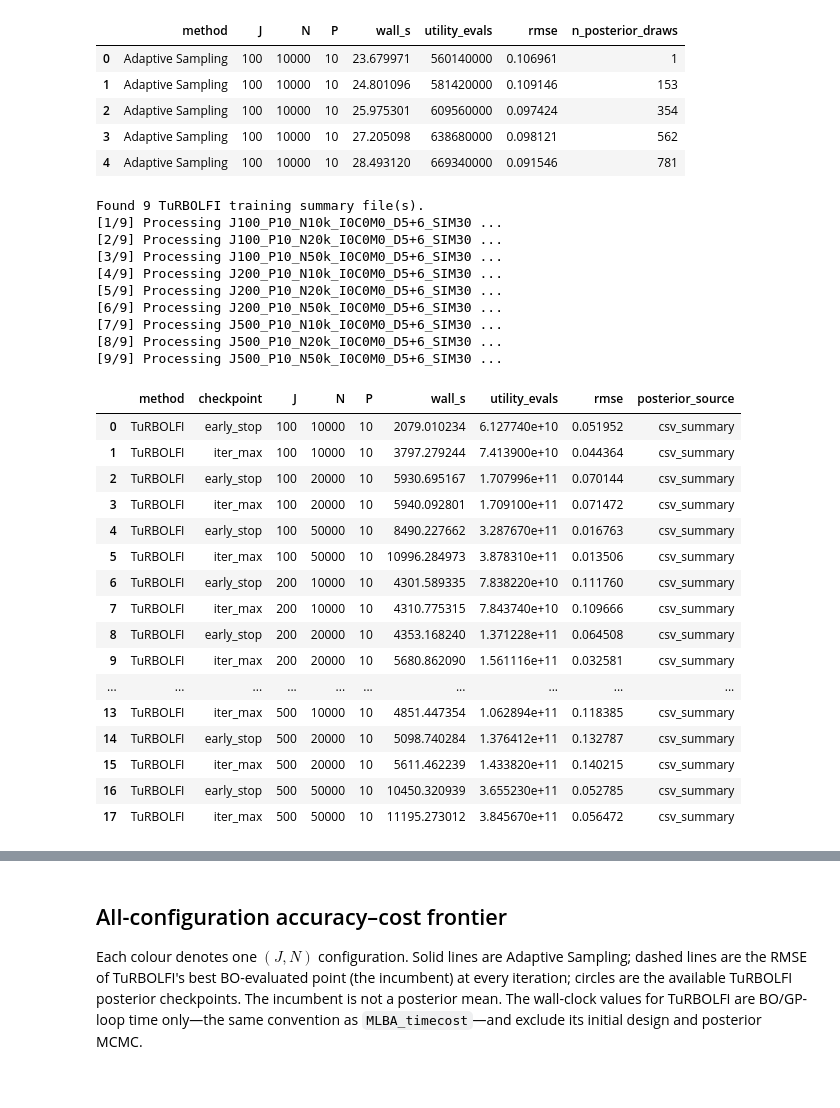
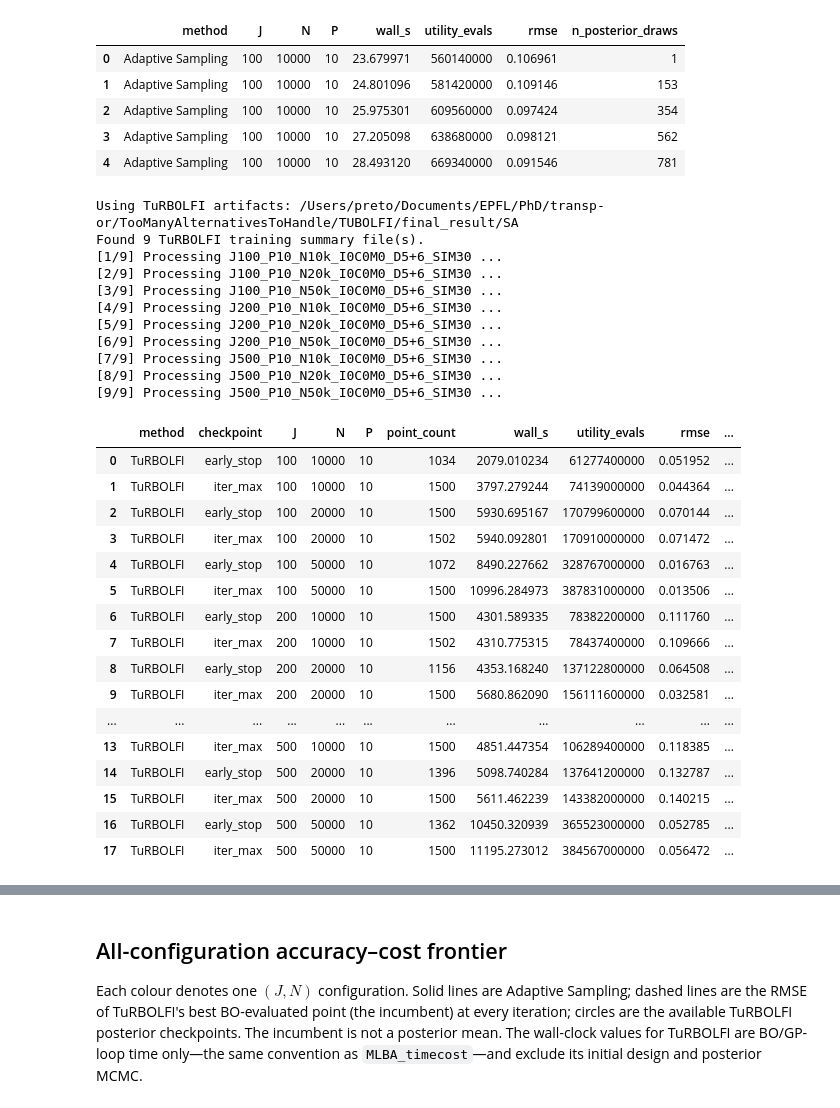
Before and after one commit to transp-or/TooManyAlternativesToHandle, a Jupyter notebook: results/fair_budget_adaptive_vs_turbolfi.ipynb, the cells around one changed output, grey strips where cells are left out. Cells and saved outputs as stored; diff of their text form; code cells hidden in the pictures.

```diff
--- a/results/fair_budget_adaptive_vs_turbolfi.ipynb
+++ b/results/fair_budget_adaptive_vs_turbolfi.ipynb
@@ -12,6 +12,7 @@ For Adaptive Sampling with MTM size $m$, one MCMC draw evaluates $mN$ forward an
 For TuRBOLFI SA/MTM, a discrepancy call with $S$ simulated choice chains and $k$ MTM sweeps costs $SN[2+k(2m-1)]$: initial current utility, forward/backward MTM utilities, and observed-choice utility. The notebook additionally accounts for the 5P initial design and, when present, the stage-switch pilot/re-evaluation. GP fitting and posterior MCMC are included in wall-clock cost but do not add simulator utility evaluations.
 # %%
 from pathlib import Path
+import os
 import pickle, re, sys
 import arviz as az
 import matplotlib.pyplot as plt
@@ -24,7 +25,20 @@ sys.path.insert(0, str(REPO / 'adaptive_sampler'))
 from true_parameters import get_true_parameters
 
 ADAPTIVE_DIR = REPO / 'results' / 'adaptive_sampler'
-TURBOLFI_DIR = REPO / 'TUBOLFI' / 'final_result' / 'SA'
+TURBOLFI_CANDIDATES = [
+    REPO / 'TUBOLFI' / 'final_result' / 'SA',
+    REPO / 'results' / 'cluster_results' / 'fair_budget_selected' / 'SA',
+]
+TURBOLFI_DIR = next(
+    (path for path in TURBOLFI_CANDIDATES
+     if any(path.rglob('bolfi_training_results_summary(5+6).pkl'))),
+    TURBOLFI_CANDIDATES[0],
+)
+BI_TRACE_DIR = Path(os.environ.get(
+    'BI_TRACE_DIR',
+    '/Users/preto/Documents/EPFL/PhD/projects/Bayesian/bayesian-choice-modeling-w-alt-sampling/results/results_pymc/full_C/p10',
+))
+BI_LOG_DIR = REPO / 'results' / 'logs' / 'BI'
 BUDGET_MINUTES = np.array([1, 5, 15, 60])
 # Enough points for a readable frontier; never calculate RMSE at every draw.
 N_FRONTIER_POINTS = 40
@@ -32,6 +46,8 @@ N_FRONTIER_POINTS = 40
 ADAPTIVE_TUNE, ADAPTIVE_MTM_M = 1000, 5
 TURBO_SIM_NUM, TURBO_MTM_M = 30, 5
 TURBO_K_INIT, TURBO_K_WARM = 30, (20, 10)
+ESTIMATOR_COLORS = {'TURBOLFI': 'C1', 'AdaptiveSampler': 'C0', 'BI': 'C2'}
+ESTIMATOR_MARKERS = {'TURBOLFI': 's', 'AdaptiveSampler': 'o', 'BI': 'D'}
 plt.style.use('seaborn-v0_8-whitegrid')
 print(f'Repository: {REPO}')
 # %% [output]
@@ -161,10 +177,20 @@ def turbo_cost_trajectory(summary_path):
         if len(pos):
             extra = turbo_utility_evals_per_discrepancy(N, 30, TURBO_MTM_M, TURBO_K_WARM[0]) + stage_switch * turbo_utility_evals_per_discrepancy(N, TURBO_SIM_NUM, TURBO_MTM_M, TURBO_K_WARM[0])
             costs[pos[0]:] += extra
-    # This exactly matches MLBA_timecost: BO-loop time only.  It excludes
+    # The initial design has an observed BO incumbent and utility cost, but
+    # no comparable timestamp: time_log starts with BO updates.
+    initial_cost = init_num * turbo_utility_evals_per_discrepancy(
+        N, TURBO_SIM_NUM, TURBO_MTM_M, TURBO_K_INIT
+    )
+    # This exactly matches MLBA_timecost: BO-loop time only. It excludes
     # initial design, post-processing, GP retrieval, and posterior MCMC.
-    return pd.DataFrame(dict(J=cfg['J'], N=N, P=P, point_count=point_counts,
-                             wall_s=np.cumsum(time_log), utility_evals=costs))
+    return pd.DataFrame(dict(
+        J=cfg['J'], N=N, P=P,
+        point_count=np.r_[init_num, point_counts],
+        wall_s=np.r_[np.nan, np.cumsum(time_log)],
+        utility_evals=np.r_[initial_cost, costs],
+        phase=['initial design'] + ['BO update'] * len(point_counts),
+    ))
 
 def rmse_from_summary_csv(summary_csv, true):
     summary = pd.read_csv(summary_csv, index_col=0)
@@ -191,7 +217,7 @@ def turbo_checkpoints(summary_path):
         loc = trajectory.iloc[np.argmin(np.abs(trajectory.point_count - count))]
         rmse = rmse_of_mean(az.from_netcdf(trace_path), true) if trace_path.exists() else rmse_from_summary_csv(csv_path, true)
         rows.append(dict(method='TuRBOLFI', checkpoint=label, J=cfg['J'], N=cfg['N'], P=cfg['P'],
-                         wall_s=loc.wall_s, utility_evals=loc.utility_evals,
+                         point_count=int(loc.point_count), wall_s=loc.wall_s, utility_evals=loc.utility_evals,
                          rmse=rmse, posterior_source='trace' if trace_path.exists() else 'csv_summary'))
     return trajectory, pd.DataFrame(rows)
 
@@ -219,51 +245,56 @@ def turbo_incumbent_frontier(summary_path):
         stage = 0 if stage_switch is None or n <= stage_switch else 1
         best = int(np.nanargmax(Y[:n, stage]))
         rows.append(dict(method='TuRBOLFI BO incumbent', J=cfg['J'], N=cfg['N'], P=cfg['P'],
-                         point_count=n, wall_s=point.wall_s, utility_evals=point.utility_evals,
+                         phase=point.phase, point_count=n, wall_s=point.wall_s, utility_evals=point.utility_evals,
                          rmse=float(np.sqrt(np.mean((X[best] - theta0) ** 2)))))
     return pd.DataFrame(rows)
 
 summary_files = sorted(TURBOLFI_DIR.rglob('bolfi_training_results_summary(5+6).pkl'))
+if not summary_files:
+    searched = '\n  '.join(map(str, TURBOLFI_CANDIDATES))
+    raise FileNotFoundError(f'No TuRBOLFI summaries found. Searched:\n  {searched}')
+print(f'Using TuRBOLFI artifacts: {TURBOLFI_DIR}')
 print(f'Found {len(summary_files)} TuRBOLFI training summary file(s).')
 turbo_parts = []
 for index, path in enumerate(summary_files, start=1):
     print(f'[{index}/{len(summary_files)}] Processing {path.parent.name} ...', flush=True)
     turbo_parts.append(turbo_checkpoints(path))
 turbo_trajectories = pd.concat([x[0] for x in turbo_parts], ignore_index=True)
 turbo_incumbent = pd.concat([turbo_incumbent_frontier(path) for path in summary_files], ignore_index=True)
 checkpoint_parts = [x[1] for x in turbo_parts if not x[1].empty]
 turbo = pd.concat(checkpoint_parts, ignore_index=True) if checkpoint_parts else pd.DataFrame(columns=['method', 'checkpoint', 'J', 'N', 'P', 'wall_s', 'utility_evals', 'rmse', 'posterior_source'])
 if turbo.empty:
     print('No TuRBOLFI posterior checkpoint artifacts were found; cost trajectories remain available in turbo_trajectories.')
 turbo
 # %% [output]
+Using TuRBOLFI artifacts: /Users/preto/Documents/EPFL/PhD/transp-or/TooManyAlternativesToHandle/TUBOLFI/final_result/SA
 Found 9 TuRBOLFI training summary file(s).
 [1/9] Processing J100_P10_N10k_I0C0M0_D5+6_SIM30 ...
 [2/9] Processing J100_P10_N20k_I0C0M0_D5+6_SIM30 ...
 [3/9] Processing J100_P10_N50k_I0C0M0_D5+6_SIM30 ...
 [4/9] Processing J200_P10_N10k_I0C0M0_D5+6_SIM30 ...
 [5/9] Processing J200_P10_N20k_I0C0M0_D5+6_SIM30 ...
 [6/9] Processing J200_P10_N50k_I0C0M0_D5+6_SIM30 ...
 [7/9] Processing J500_P10_N10k_I0C0M0_D5+6_SIM30 ...
 [8/9] Processing J500_P10_N20k_I0C0M0_D5+6_SIM30 ...
 [9/9] Processing J500_P10_N50k_I0C0M0_D5+6_SIM30 ...
-|  | method | checkpoint | J | N | P | wall_s | utility_evals | rmse | posterior_source |
-| 0 | TuRBOLFI | early_stop | 100 | 10000 | 10 | 2079.010234 | 6.127740e+10 | 0.051952 | csv_summary |
-| 1 | TuRBOLFI | iter_max | 100 | 10000 | 10 | 3797.279244 | 7.413900e+10 | 0.044364 | csv_summary |
-| 2 | TuRBOLFI | early_stop | 100 | 20000 | 10 | 5930.695167 | 1.707996e+11 | 0.070144 | csv_summary |
-| 3 | TuRBOLFI | iter_max | 100 | 20000 | 10 | 5940.092801 | 1.709100e+11 | 0.071472 | csv_summary |
-| 4 | TuRBOLFI | early_stop | 100 | 50000 | 10 | 8490.227662 | 3.287670e+11 | 0.016763 | csv_summary |
-| 5 | TuRBOLFI | iter_max | 100 | 50000 | 10 | 10996.284973 | 3.878310e+11 | 0.013506 | csv_summary |
-| 6 | TuRBOLFI | early_stop | 200 | 10000 | 10 | 4301.589335 | 7.838220e+10 | 0.111760 | csv_summary |
-| 7 | TuRBOLFI | iter_max | 200 | 10000 | 10 | 4310.775315 | 7.843740e+10 | 0.109666 | csv_summary |
-| 8 | TuRBOLFI | early_stop | 200 | 20000 | 10 | 4353.168240 | 1.371228e+11 | 0.064508 | csv_summary |
-| 9 | TuRBOLFI | iter_max | 200 | 20000 | 10 | 5680.862090 | 1.561116e+11 | 0.032581 | csv_summary |
-| ... | ... | ... | ... | ... | ... | ... | ... | ... | ... |
-| 13 | TuRBOLFI | iter_max | 500 | 10000 | 10 | 4851.447354 | 1.062894e+11 | 0.118385 | csv_summary |
-| 14 | TuRBOLFI | early_stop | 500 | 20000 | 10 | 5098.740284 | 1.376412e+11 | 0.132787 | csv_summary |
-| 15 | TuRBOLFI | iter_max | 500 | 20000 | 10 | 5611.462239 | 1.433820e+11 | 0.140215 | csv_summary |
-| 16 | TuRBOLFI | early_stop | 500 | 50000 | 10 | 10450.320939 | 3.655230e+11 | 0.052785 | csv_summary |
-| 17 | TuRBOLFI | iter_max | 500 | 50000 | 10 | 11195.273012 | 3.845670e+11 | 0.056472 | csv_summary |
+|  | method | checkpoint | J | N | P | point_count | wall_s | utility_evals | rmse | ... |
+| 0 | TuRBOLFI | early_stop | 100 | 10000 | 10 | 1034 | 2079.010234 | 61277400000 | 0.051952 | ... |
+| 1 | TuRBOLFI | iter_max | 100 | 10000 | 10 | 1500 | 3797.279244 | 74139000000 | 0.044364 | ... |
+| 2 | TuRBOLFI | early_stop | 100 | 20000 | 10 | 1500 | 5930.695167 | 170799600000 | 0.070144 | ... |
+| 3 | TuRBOLFI | iter_max | 100 | 20000 | 10 | 1502 | 5940.092801 | 170910000000 | 0.071472 | ... |
+| 4 | TuRBOLFI | early_stop | 100 | 50000 | 10 | 1072 | 8490.227662 | 328767000000 | 0.016763 | ... |
+| 5 | TuRBOLFI | iter_max | 100 | 50000 | 10 | 1500 | 10996.284973 | 387831000000 | 0.013506 | ... |
+| 6 | TuRBOLFI | early_stop | 200 | 10000 | 10 | 1500 | 4301.589335 | 78382200000 | 0.111760 | ... |
+| 7 | TuRBOLFI | iter_max | 200 | 10000 | 10 | 1502 | 4310.775315 | 78437400000 | 0.109666 | ... |
+| 8 | TuRBOLFI | early_stop | 200 | 20000 | 10 | 1156 | 4353.168240 | 137122800000 | 0.064508 | ... |
+| 9 | TuRBOLFI | iter_max | 200 | 20000 | 10 | 1500 | 5680.862090 | 156111600000 | 0.032581 | ... |
+| ... | ... | ... | ... | ... | ... | ... | ... | ... | ... | ... |
+| 13 | TuRBOLFI | iter_max | 500 | 10000 | 10 | 1500 | 4851.447354 | 106289400000 | 0.118385 | ... |
+| 14 | TuRBOLFI | early_stop | 500 | 20000 | 10 | 1396 | 5098.740284 | 137641200000 | 0.132787 | ... |
+| 15 | TuRBOLFI | iter_max | 500 | 20000 | 10 | 1500 | 5611.462239 | 143382000000 | 0.140215 | ... |
+| 16 | TuRBOLFI | early_stop | 500 | 50000 | 10 | 1362 | 10450.320939 | 365523000000 | 0.052785 | ... |
+| 17 | TuRBOLFI | iter_max | 500 | 50000 | 10 | 1500 | 11195.273012 | 384567000000 | 0.056472 | ... |
 # %%
 # --- Choose the configuration for the single-configuration figure ---
 J_PLOT = 100
```
Also changed, not shown: parts of 4 cells of this notebook, 7 other files.
